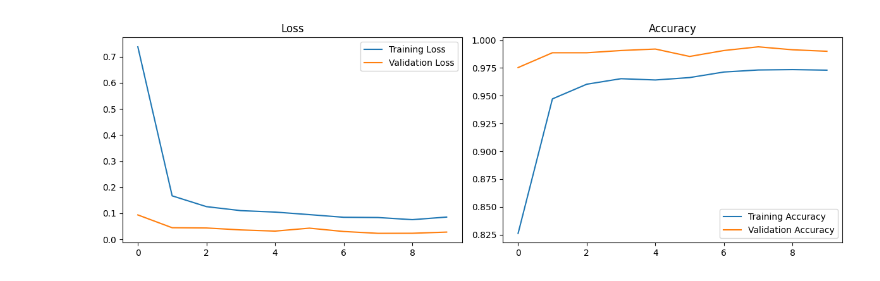
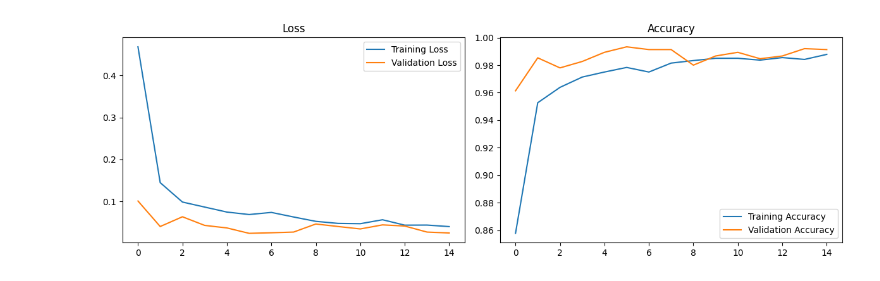
Before and after one commit to Shikshyadav/AI-Driven-Speaker-Identification, a Jupyter notebook: CNN.ipynb, the cells around one changed output. Drawn from its saved outputs; the diff is of its cells as text; code cells hidden in the pictures.

```diff
--- a/CNN.ipynb
+++ b/CNN.ipynb
@@ -5,8 +5,8 @@ import numpy as np
 import pandas as pd
 import matplotlib.pyplot as plt
 from sklearn.model_selection import train_test_split
-from keras.models import Sequential
-from keras.layers import Dense, Conv1D, Flatten, Dropout, Input
+from tensorflow.keras.models import Sequential
+from tensorflow.keras.layers import Conv1D, MaxPooling1D, Flatten, Dense, Dropout, Input
 from keras.utils import to_categorical
 from sklearn.preprocessing import LabelEncoder
 
@@ -70,18 +70,40 @@ y_test_categorical = to_categorical(y_test, num_classes=total_classes)
 # Build CNN model
 def build_cnn_model(input_shape, num_classes):
     model = Sequential()
-    model.add(Input(shape=input_shape))
-    model.add(Conv1D(filters=32, kernel_size=3, activation='relu'))
+    model.add(Input(shape=input_shape))  # Input layer
+
+    # First convolutional block
+    model.add(Conv1D(filters=32, kernel_size=3, activation='relu', padding='same'))
+    model.add(MaxPooling1D(pool_size=2, padding='same'))
+
+    # Second convolutional block
+    model.add(Conv1D(filters=64, kernel_size=3, activation='relu', padding='same'))
+    model.add(MaxPooling1D(pool_size=2, padding='same'))
+
+    # Third convolutional block
+    model.add(Conv1D(filters=128, kernel_size=3, activation='relu', padding='same'))
+
+    # Flatten the output
     model.add(Flatten())
+
+    # Fully connected layer
     model.add(Dense(128, activation='relu'))
     model.add(Dropout(0.5))
+
+    # Output layer with softmax activation for multi-class classification
     model.add(Dense(num_classes, activation='softmax'))
+
+    # Compile the model
     model.compile(optimizer='adam', loss='categorical_crossentropy', metrics=['accuracy'])
+
     return model
+
+
+
 
 # Train and save model
 cnn_model = build_cnn_model((13, 1), total_classes)
-history = cnn_model.fit(X_train_cnn, y_train_categorical, epochs=10, batch_size=32, validation_data=(X_test_cnn, y_test_categorical))
+history = cnn_model.fit(X_train_cnn, y_train_categorical, epochs=15, batch_size=32, validation_data=(X_test_cnn, y_test_categorical))
 cnn_model.save("cnn_model.keras")  # Save model in .keras format
 
 # Evaluate the model
@@ -124 +146 @@ Test Accuracy: 0.990006685256958
-[figure, old version]
+[figure, new version]
```
Also changed, not shown: parts of 1 cell of this notebook, 6 other files.
